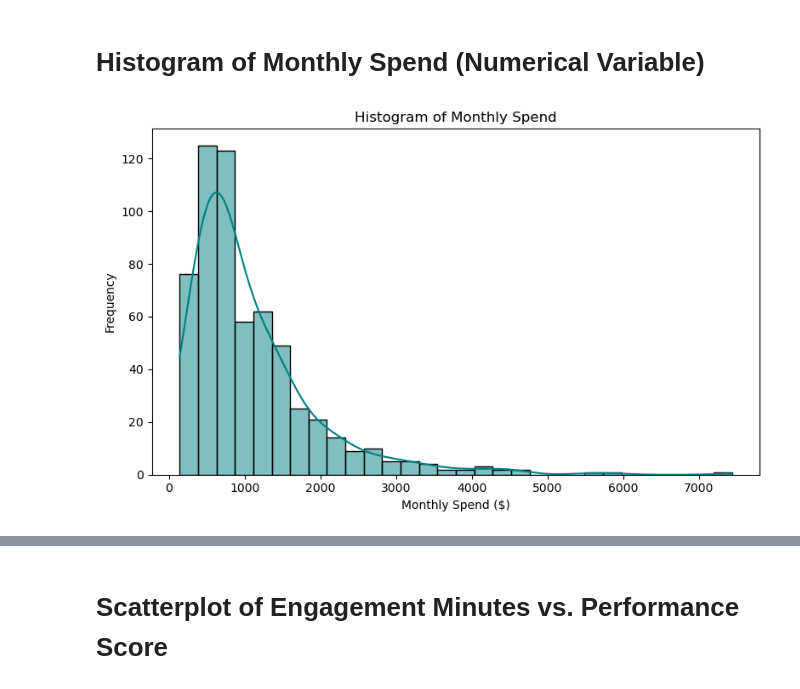
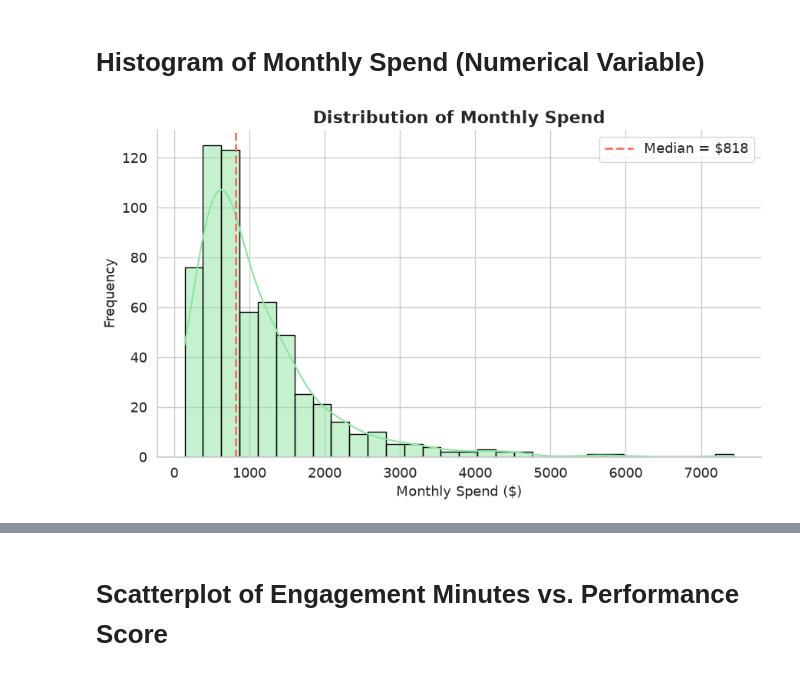
Before and after one commit to JoseAlberto88/customer-engagement-statistical-analysis, a Jupyter notebook: python/principles_assigment.ipynb, the cells around one changed output, grey strips where cells are left out. Drawn from its saved outputs; the diff is of its cells as text; code cells hidden in the pictures.

```diff
--- a/python/principles_assigment.ipynb
+++ b/python/principles_assigment.ipynb
@@ -307,18 +652,49 @@ Name: count, dtype: int64
 # %% [markdown]
 # Histogram of Monthly Spend (Numerical Variable)
-# %%
-import matplotlib.pyplot as plt
-import seaborn as sns
-
-plt.figure(figsize=(8,5))
-sns.histplot(data=df, x="Monthly_Spend", bins=30, kde=True,
-             color="teal", edgecolor="black")
-
-plt.title("Histogram of Monthly Spend")
-plt.xlabel("Monthly Spend ($)")
-plt.ylabel("Frequency")
-
-plt.tight_layout()
-plt.show()
-# %% [output]
-[figure, removed]
+# %%
+import matplotlib.pyplot as plt
+import seaborn as sns
+
+# --- Visualization Style ---
+sns.set_theme(style="whitegrid", font_scale=1.2)
+
+# --- Figure ---
+plt.figure(figsize=(9, 5.5))
+
+# --- Histogram (Pastel + KDE + better edges) ---
+sns.histplot(
+    data=df,
+    x="Monthly_Spend",
+    bins=30,
+    kde=True,
+    color=sns.color_palette("pastel")[2],   # soft pastel teal
+    edgecolor="black",
+    linewidth=1.0
+)
+
+# --- Titles & Labels ---
+plt.title("Distribution of Monthly Spend", fontsize=16, weight="bold")
+plt.xlabel("Monthly Spend ($)", fontsize=13)
+plt.ylabel("Frequency", fontsize=13)
+
+# --- Add median reference line ---
+median_value = df["Monthly_Spend"].median()
+plt.axvline(
+    median_value,
+    color="#FF6F61",
+    linestyle="--",
+    linewidth=2,
+    label=f"Median = ${median_value:,.0f}"
+)
+
+# --- Legend ---
+plt.legend(frameon=True)
+
+# --- Remove unnecessary spines ---
+sns.despine()
+
+# --- Layout ---
+plt.tight_layout()
+plt.show()
+# %% [output]
+[figure, added]
```
Also changed, not shown: parts of 25 cells of this notebook.
